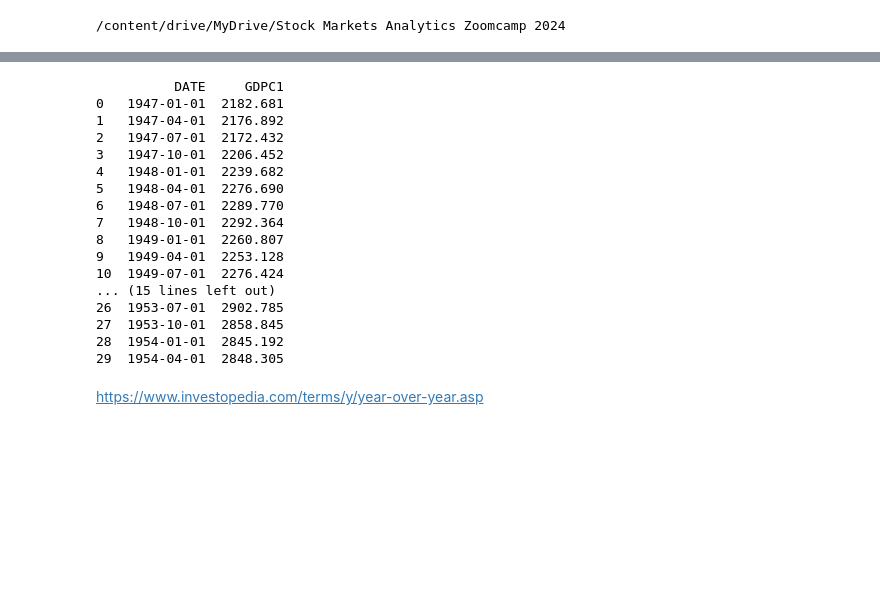
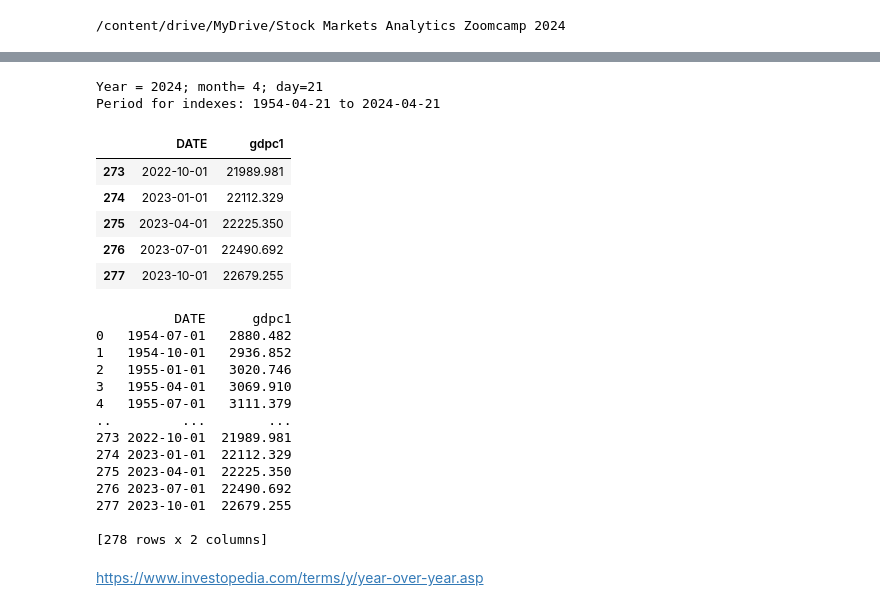
Before and after one commit to thaiphi/Stock-Markets-Analytics-2024, a Jupyter notebook: Homework_1_Intro_and_Data_Souces_for_Stock_Markets_Analytics_Zoomcamp_2024.ipynb, the cells around one changed output, grey strips where cells are left out. Saved outputs shown, nothing was run; the diff lists cells and outputs as text; code cells hidden in the pictures; blank space fills up the shorter version.

```diff
--- a/Homework_1_Intro_and_Data_Souces_for_Stock_Markets_Analytics_Zoomcamp_2024.ipynb
+++ b/Homework_1_Intro_and_Data_Souces_for_Stock_Markets_Analytics_Zoomcamp_2024.ipynb
@@ -14,37 +57,52 @@ Drive already mounted at /content/drive/; to attempt to forcibly remount, call d
+# %%
+end = date.today()
+print(f'Year = {end.year}; month= {end.month}; day={end.day}')
+
+start = date(year=end.year-70, month=end.month, day=end.day)
+print(f'Period for indexes: {start} to {end} ')
+# %% [output]
+Year = 2024; month= 4; day=21
+Period for indexes: 1954-04-21 to 2024-04-21
+# %%
+#Read https://fred.stlouisfed.org/series/GDPC1)
+gdpc1 = pd.DataFrame()
+gdpc1 = pdr.DataReader("gdpc1", "fred", start=start)
+gdpc1.reset_index(inplace=True)
+gdpc1.tail()
+# %% [output]
+|  | DATE | gdpc1 |
+| 273 | 2022-10-01 | 21989.981 |
+| 274 | 2023-01-01 | 22112.329 |
+| 275 | 2023-04-01 | 22225.350 |
+| 276 | 2023-07-01 | 22490.692 |
+| 277 | 2023-10-01 | 22679.255 |
 # %%
-import duckdb
-import pandas as pd
 
 # Connect to DuckDB
 con = duckdb.connect(database=':memory:', read_only=False)
 
-# Read the CSV file into a Pandas DataFrame
-df = pd.read_csv('/content/drive/MyDrive/Stock Markets Analytics Zoomcamp 2024/Homework 1: Intro and Data Souces for Stock Markets Analytics Zoomcamp 2024/GDPC1.csv')
 
 # Write the Pandas DataFrame to DuckDB
-con.register('gdpc1', df)
+con.register('gdpc1', gdpc1)
 
 # Query the DuckDB table
-result = con.execute('SELECT * FROM gdpc1 LIMIT 30')
+result = con.execute('SELECT * FROM gdpc1' )
 print(result.fetchdf())
 # %% [output]
-          DATE     GDPC1
-0   1947-01-01  2182.681
-1   1947-04-01  2176.892
-2   1947-07-01  2172.432
-3   1947-10-01  2206.452
-4   1948-01-01  2239.682
-5   1948-04-01  2276.690
-6   1948-07-01  2289.770
-7   1948-10-01  2292.364
-8   1949-01-01  2260.807
-9   1949-04-01  2253.128
-10  1949-07-01  2276.424
-... (15 lines left out)
-26  1953-07-01  2902.785
-27  1953-10-01  2858.845
-28  1954-01-01  2845.192
-29  1954-04-01  2848.305
+          DATE      gdpc1
+0   1954-07-01   2880.482
+1   1954-10-01   2936.852
+2   1955-01-01   3020.746
+3   1955-04-01   3069.910
+4   1955-07-01   3111.379
+..         ...        ...
+273 2022-10-01  21989.981
+274 2023-01-01  22112.329
+275 2023-04-01  22225.350
+276 2023-07-01  22490.692
+277 2023-10-01  22679.255
+
+[278 rows x 2 columns]
 # %% [markdown]
 https://www.investopedia.com/terms/y/year-over-year.asp
 # %%
```
Also changed, not shown: parts of 20 cells of this notebook.
